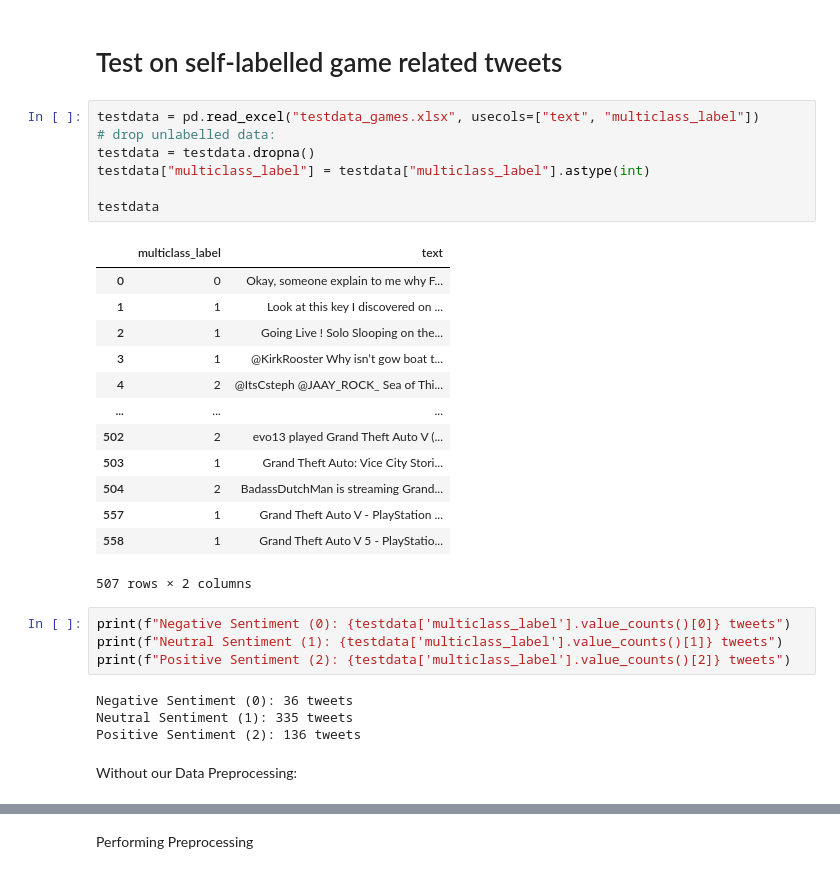
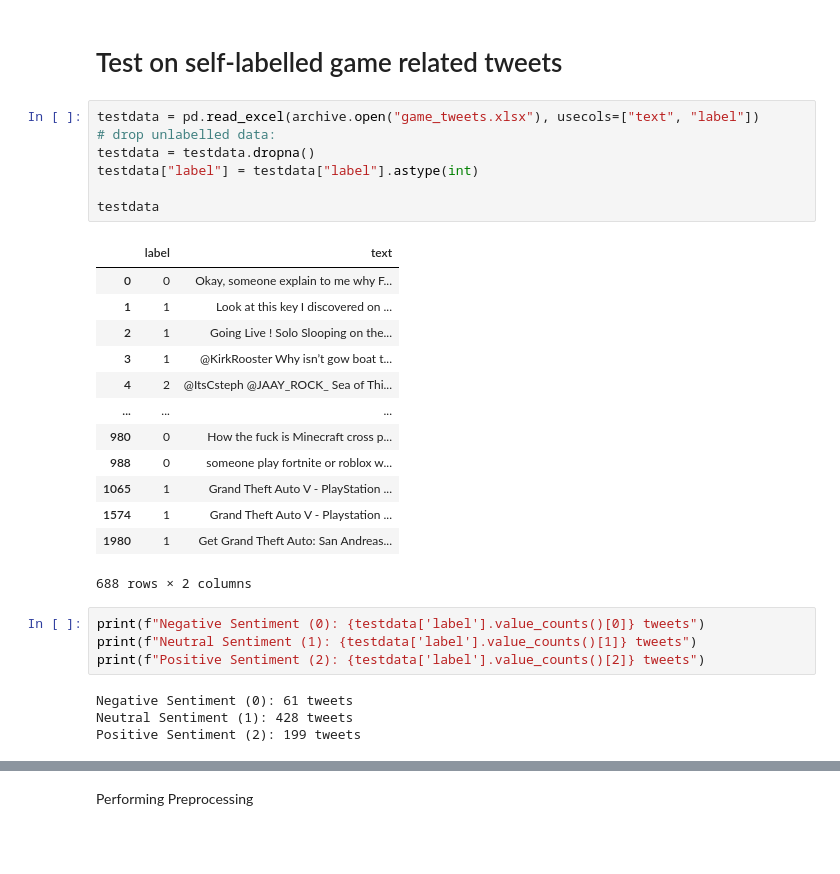
Before and after one commit to florian-frey/DataExploration-KLU, a Jupyter notebook: training_multiclass.ipynb, the cells around one changed output, grey strips where cells are left out. Saved outputs shown, nothing was run; the diff lists cells and outputs as text; blank space fills up the shorter version.

```diff
--- a/training_multiclass.ipynb
+++ b/training_multiclass.ipynb
@@ -201,33 +167,31 @@ Support Vector Machine Accuracy Score: 71.239%
 # %% [markdown]
 # Test on self-labelled game related tweets
 # %%
-testdata = pd.read_excel("testdata_games.xlsx", usecols=["text", "multiclass_label"])
+testdata = pd.read_excel(archive.open("game_tweets.xlsx"), usecols=["text", "label"])
 # drop unlabelled data:
 testdata = testdata.dropna()
-testdata["multiclass_label"] = testdata["multiclass_label"].astype(int)
+testdata["label"] = testdata["label"].astype(int)
 
 testdata
 # %% [output]
-|  | multiclass_label | text |
+|  | label | text |
 | 0 | 0 | Okay, someone explain to me why F... |
 | 1 | 1 | Look at this key I discovered on ... |
 | 2 | 1 | Going Live ! Solo Slooping on the... |
 | 3 | 1 | @KirkRooster Why isn’t gow boat t... |
 | 4 | 2 | @ItsCsteph @JAAY_ROCK_ Sea of Thi... |
 | ... | ... | ... |
-| 502 | 2 | evo13 played Grand Theft Auto V (... |
-| 503 | 1 | Grand Theft Auto: Vice City Stori... |
-| 504 | 2 | BadassDutchMan is streaming Grand... |
-| 557 | 1 | Grand Theft Auto V - PlayStation ... |
-| 558 | 1 | Grand Theft Auto V 5 - PlayStatio... |
+| 980 | 0 | How the fuck is Minecraft cross p... |
+| 988 | 0 | someone play fortnite or roblox w... |
+| 1065 | 1 | Grand Theft Auto V - PlayStation ... |
+| 1574 | 1 | Grand Theft Auto V - Playstation ... |
+| 1980 | 1 | Get Grand Theft Auto: San Andreas... |
-507 rows × 2 columns
+688 rows × 2 columns
 # %%
-print(f"Negative Sentiment (0): {testdata['multiclass_label'].value_counts()[0]} tweets")
-print(f"Neutral Sentiment (1): {testdata['multiclass_label'].value_counts()[1]} tweets")
-print(f"Positive Sentiment (2): {testdata['multiclass_label'].value_counts()[2]} tweets")
+print(f"Negative Sentiment (0): {testdata['label'].value_counts()[0]} tweets")
+print(f"Neutral Sentiment (1): {testdata['label'].value_counts()[1]} tweets")
+print(f"Positive Sentiment (2): {testdata['label'].value_counts()[2]} tweets")
 # %% [output]
-Negative Sentiment (0): 36 tweets
-Neutral Sentiment (1): 335 tweets
-Positive Sentiment (2): 136 tweets
+Negative Sentiment (0): 61 tweets
+Neutral Sentiment (1): 428 tweets
+Positive Sentiment (2): 199 tweets
-# %% [markdown]
-Without our Data Preprocessing:
```
Also changed, not shown: parts of 28 cells of this notebook, 2 other files.
